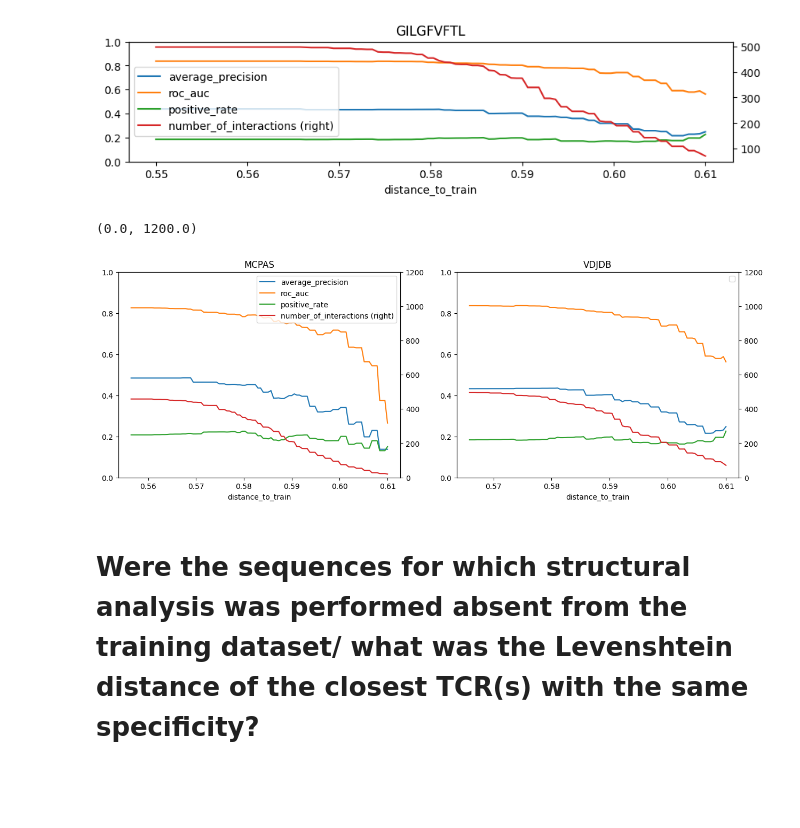
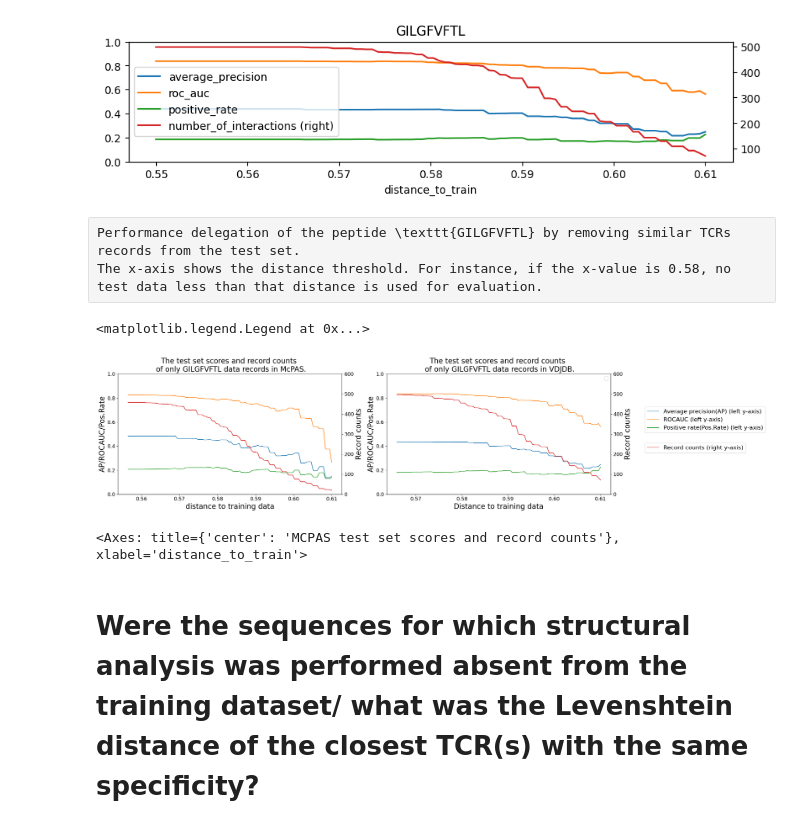
Before and after one commit to kyoheikoyama/TCRPrediction, a Jupyter notebook: analysis/2023-0627_reviewer_feedback.ipynb, the cells around one changed output. Cells and saved outputs as stored; diff of their text form; code cells hidden in the pictures; blank space fills up the shorter version.

```diff
--- a/analysis/2023-0627_reviewer_feedback.ipynb
+++ b/analysis/2023-0627_reviewer_feedback.ipynb
@@ -326,7 +326,8 @@ import numpy as np
 import pandas as pd
 from sklearn.metrics import average_precision_score, roc_auc_score
 
-def show_pep_fig(df_mcpas_test, peptide, DICT_distance_testtcrs_to_traintcrs, ax, distance_min=0.55, distance_max=0.61, ):
+def show_pep_fig(df_mcpas_test, peptide, DICT_distance_testtcrs_to_traintcrs, ax,
+                 distance_min=0.55, distance_max=0.61, ):
     group = df_mcpas_test.query(f'peptide=="{peptide}"')
     group['distance_to_train'] = group['tcr_combined'].map(DICT_distance_testtcrs_to_traintcrs)
     dddlist = np.linspace(distance_min, distance_max, 100)
@@ -357,7 +358,7 @@ def show_pep_fig(df_mcpas_test, peptide, DICT_distance_testtcrs_to_traintcrs, ax
                     title=peptide,
                     secondary_y='number_of_interactions',
                     ylim=(0,1.0),
-                    xlabel="distance_to_train", ax=ax,
+                    xlabel="distance_to_train", ax=ax, #fontsize=fontsize
     )
 
 
@@ -576,31 +612,58 @@ max_vdjdb = max([DICT_distance_testtcrs_to_traintcrs_vdjdb[k] for k in
+# %% [raw]
+Performance delegation of the peptide \texttt{GILGFVFTL} by removing similar TCRs records from the test set.
+The x-axis shows the distance threshold. For instance, if the x-value is 0.58, no test data less than that distance is used for evaluation.
 # %%
-fig, (ax1, ax2) = plt.subplots(1, 2, figsize=(15, 5))
+plt.rc('legend', fontsize=14)    # legend fontsize
+
+fig, (ax1, ax2) = plt.subplots(1, 2, figsize=(24.5, 6))
 
 pep = 'GILGFVFTL'
 
 ax1.set_ylim(0,1.0)
 # ax1.set_xticklabels(labels=list(''*len(show1)))
-# ax1.set_xlabel('')
 
 show_pep_fig(df_mcpas_test, pep, DICT_distance_testtcrs_to_traintcrs_mcpas,
              ax1,
             min_mcpas+0.0, 0.61 #max_mcpas
-
             )
 
-ax1.set_title('MCPAS')
+ax1.set_title('The test set scores and record counts \n of only GILGFVFTL data records in McPAS.', fontsize=20)
 ax1.set_ylim(0,1.0)
-ax1.right_ax.set_ylim(0,1200)
+ax1.right_ax.set_ylim(0,600)
+ax1.right_ax.set_ylabel('Record counts', fontsize=20)
+# ax1.right_ax.legend('Record counts')
+ax1.set_ylabel('AP/ROCAUC/Pos.Rate', fontsize=20)
+ax1.set_xlabel('distance to training data', fontsize=20)
+
+# ax1.legend(fontsize=14,)
 
 show_pep_fig(df_vdjdb_no10x_test, pep, DICT_distance_testtcrs_to_traintcrs_vdjdb, ax2,
              min_vdjdb+0.0, 0.61 #max_vdjdb
             )
 
+ax1.legend(['Average precision(AP) (left y-axis)', 'ROCAUC (left y-axis)','Positive rate(Pos.Rate) (left y-axis)'],
+           bbox_to_anchor=(2.34, .75), loc="upper left",
+           fontsize=16
+          )
+
 ax2.legend("")
 
-ax2.set_title('VDJDB')
+ax2.set_title('The test set scores and record counts \n of only GILGFVFTL data records in VDJDB.', fontsize=20)
+ax2.set_ylabel('AP/ROCAUC/Pos.Rate', fontsize=20)
+
 ax2.set_ylim(0,1.0)
-ax2.right_ax.set_ylim(0,1200)
+ax2.right_ax.set_ylim(0,600)
+ax2.right_ax.set_ylabel('Record counts', fontsize=20)
+ax2.set_xlabel('Distance to training data', fontsize=20)
+
+# ax2.legend(fontsize=14)
+plt.legend(["Record counts (right y-axis)"], bbox_to_anchor=(1.14, 0.45), loc="upper left",
+           fontsize=16
+          )
 # %% [output]
-(0.0, 1200.0)
+<matplotlib.legend.Legend at 0x...>
-[figure, old version]
+[figure, new version]
+# %%
+ax1
+# %% [output]
+<Axes: title={'center': 'MCPAS test set scores and record counts'}, xlabel='distance_to_train'>
```
Also changed, not shown: parts of 3 cells of this notebook, 4 other files.
